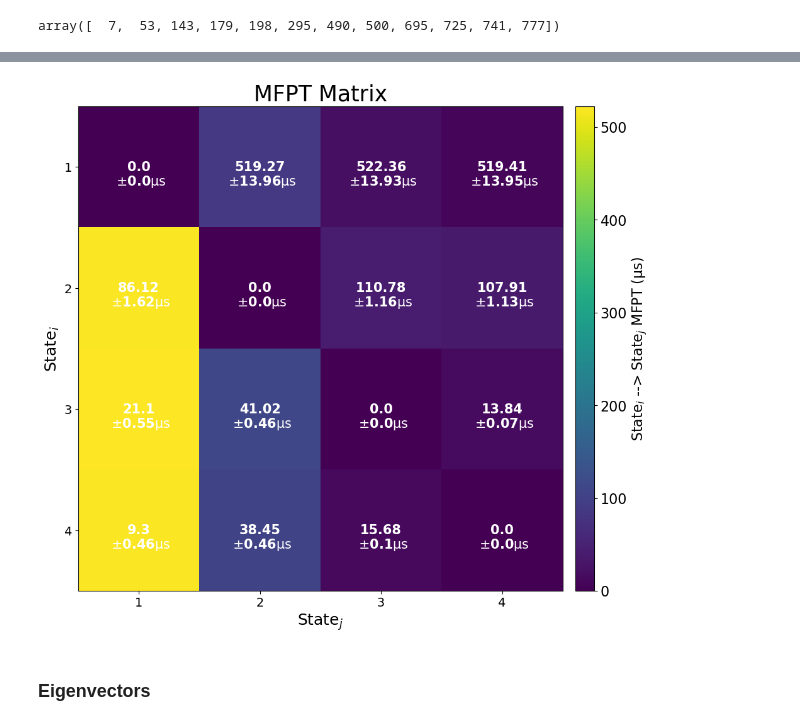
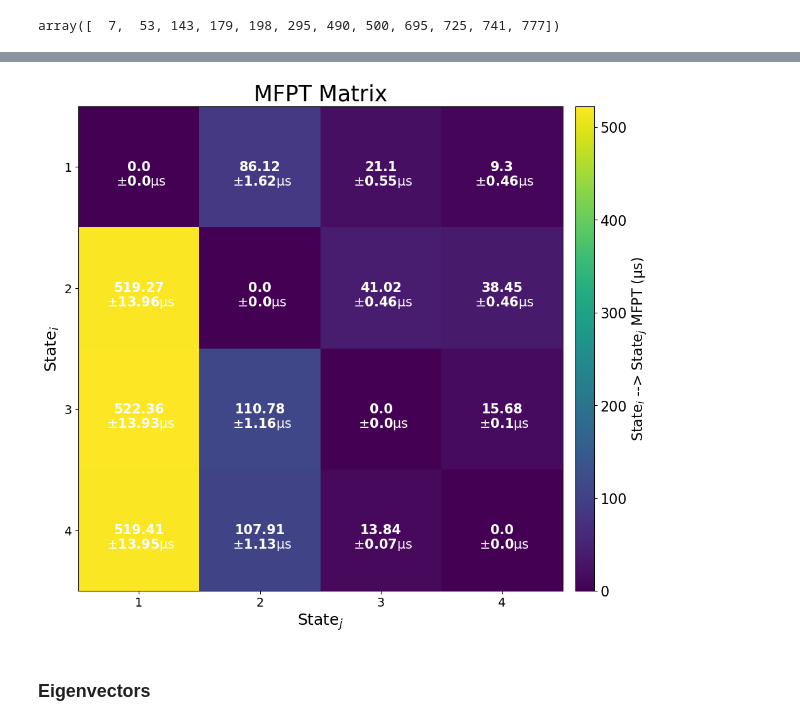
Before and after one commit to meyresearch/kinase_analysis, a Jupyter notebook: analysis_model_validation.ipynb, the cells around one changed output, grey strips where cells are left out. Saved outputs shown, nothing was run; the diff lists cells and outputs as text; code cells hidden in the pictures.

```diff
--- a/analysis_model_validation.ipynb
+++ b/analysis_model_validation.ipynb
@@ -260,37 +249,37 @@ array([[     0.        ,  86115.60809098,  21101.54505309,
 cmap = mpl.cm.get_cmap('viridis')
 norm = mpl.colors.Normalize(vmin=np.min(mfpt_mean/1000), vmax=np.max(mfpt_mean/1000))
 
 fig,ax = plt.subplots(1,figsize=(10,10))
 s = ax.imshow(mfpt_mean/1000, cmap=cmap, norm=norm)
 for i in range(n_states):
     for j in range(n_states):
         val = str(round(mfpt_mean[i,j]/1000,2))
         err = str(round(mfpt_std[i,j]/1000,2))
 
-        ax.text(i, j,"{}".format(val),
+        ax.text(j, i,"{}".format(val),
                 va='center', ha='center', color='white', size=15, weight="bold")
-        ax.text(i, j,"\n\n $\pm${}{}".format(err, r'$\mathrm{\mu s}$'),
+        ax.text(j, i,"\n\n $\pm${}{}".format(err, r'$\mathrm{\mu s}$'),
                 va='center', ha='center', color='white', size=15, weight="bold")
 
 cbar_ax = fig.add_axes([ax.get_position().x1+0.02, ax.get_position().y0, 0.03, ax.get_position().height])
 cbar = plt.colorbar(s, cax=cbar_ax)
 
 ax.set_xlabel('State$_j$', fontsize=18)
 ax.set_ylabel('State$_i$', fontsize=18)
 ax.set_xticks(np.arange(n_states))
 ax.set_yticks(np.arange(n_states))
 ax.set_xticklabels(np.arange(n_states)+1, fontsize=14)
 ax.set_yticklabels(np.arange(n_states)+1, fontsize=14)
 ax.tick_params(labelsize=14)
 ax.set_title('MFPT Matrix', fontsize=25)
 
 cbar.ax.tick_params(labelsize=16)
 cbar.ax.set_ylabel(r'State$_i$ --> State$_j$ MFPT ($\mathrm{\mu s}$)', fontsize=16)
 
-
+plt.savefig(data_path.joinpath('mfpt_matrix.png'), transparent=True, bbox_inches='tight', dpi=300)
 plt.show()
 # %% [output]
-[figure, old version]
+[figure, new version]
 # %% [markdown]
 ### Eigenvectors
 # %%
```
Also changed, not shown: parts of 1 cell of this notebook, 10 other files.
